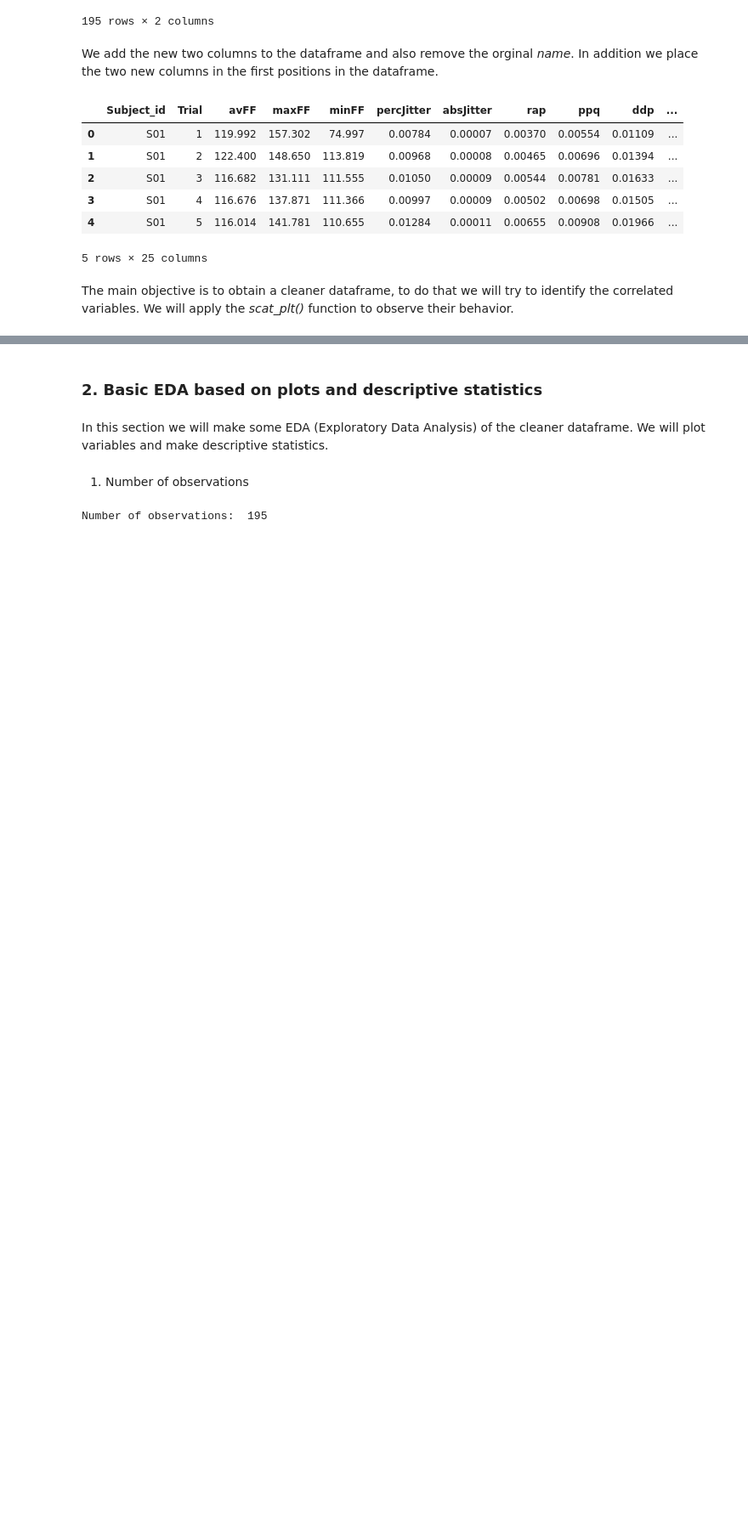
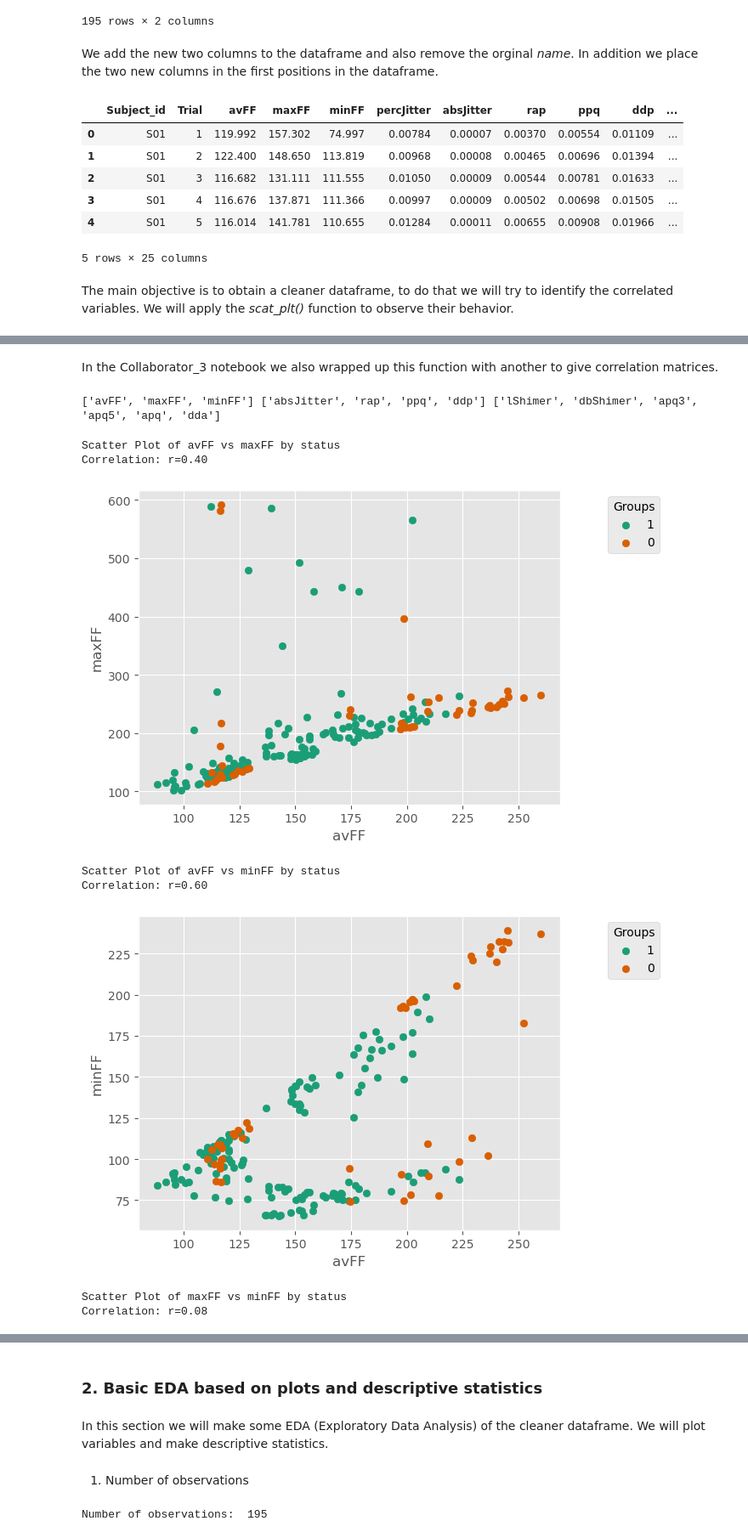
Before and after one commit to dparedga/SP_LAB, a Jupyter notebook: Collaborative_coding.ipynb, the cells around one changed output, grey strips where cells are left out. Shown at 85% size. Cells and saved outputs as stored; diff of their text form; code cells hidden in the pictures; blank space fills up the shorter version.

Commit message:
Completion of the collaborative coding notebook and fitting everything together

```diff
--- a/Collaborative_coding.ipynb
+++ b/Collaborative_coding.ipynb
@@ -185,3 +201,46 @@ The main objective is to obtain a cleaner dataframe, to do that we will try to i
 scat_plt(df['NHR'], df['HNR'], df['Trial']) # exemple to see if works, remove for final deliver
 # %% [output]
 [figure]
+# %% [markdown]
+In the Collaborator_3 notebook we also wrapped up this function with another to give correlation matrices.
+# %%
+# Identify the variables for each group that we want to explore correlation in
+vars_ff = ['MDVP:Fo(Hz)', 'MDVP:Fhi(Hz)', 'MDVP:Flo(Hz)']
+vars_jitter = ['MDVP:Jitter(Abs)', 'MDVP:RAP', 'MDVP:PPQ', 'Jitter:DDP']
+vars_shimmer = ['MDVP:Shimmer', 'MDVP:Shimmer(dB)', 'Shimmer:APQ3', 'Shimmer:APQ5', 'MDVP:APQ', 'Shimmer:DDA']
+
+vars_ff = [dict_names[var] for var in vars_ff]
+vars_jitter = [dict_names[var] for var in vars_jitter]
+vars_shimmer = [dict_names[var] for var in vars_shimmer]
+print(vars_ff, vars_jitter, vars_shimmer)
+# %% [output]
+['avFF', 'maxFF', 'minFF'] ['absJitter', 'rap', 'ppq', 'ddp'] ['lShimer', 'dbShimer', 'apq3', 'apq5', 'apq', 'dda']
+# %%
+def variable_correlation_plot(variable_list, df, group='status'):
+    """
+    This method plots the correlations of all unique variable combinations _within_ the variable list provided
+    It also makes use of the scat_plt function.
+    """
+    combinations = [(x, y) for i, x in enumerate(variable_list) for y in variable_list[i+1:] if x != y]
+    for combination in combinations:
+        correlation = np.corrcoef(df[str(combination[0])], df[str(combination[1])])[0, 1]
+        print(f'Scatter Plot of {str(combination[0])} vs {str(combination[1])} by {group}\nCorrelation: r={correlation:.2f}')
+        scat_plt(df[str(combination[0])], df[str(combination[1])], df[group])
+
+    # now let's create an overall correlation matrix to consider all variables at once
+    correlation_matrix = df[variable_list].corr()
+    sns.clustermap(correlation_matrix, annot=True, cmap='coolwarm', fmt='.2f', linewidths=.5, )
+    plt.title('Clustered correlation heatmap with hierarchical clustering')
+    #plt.figure(figsize=(4, 4))
+    plt.show()
+# %%
+variable_correlation_plot(variable_list=vars_ff, df=df, group='status')
+# %% [output]
+Scatter Plot of avFF vs maxFF by status
+Correlation: r=0.40
+[figure, added]
+Scatter Plot of avFF vs minFF by status
+Correlation: r=0.60
+[figure, added]
+Scatter Plot of maxFF vs minFF by status
+Correlation: r=0.08
```
Also changed, not shown: parts of 34 cells of this notebook.
